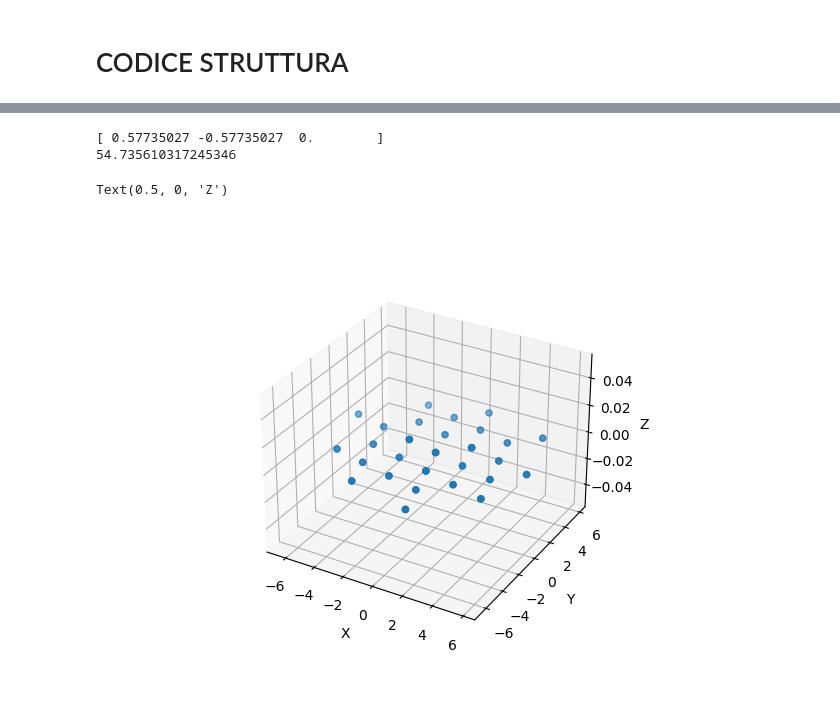
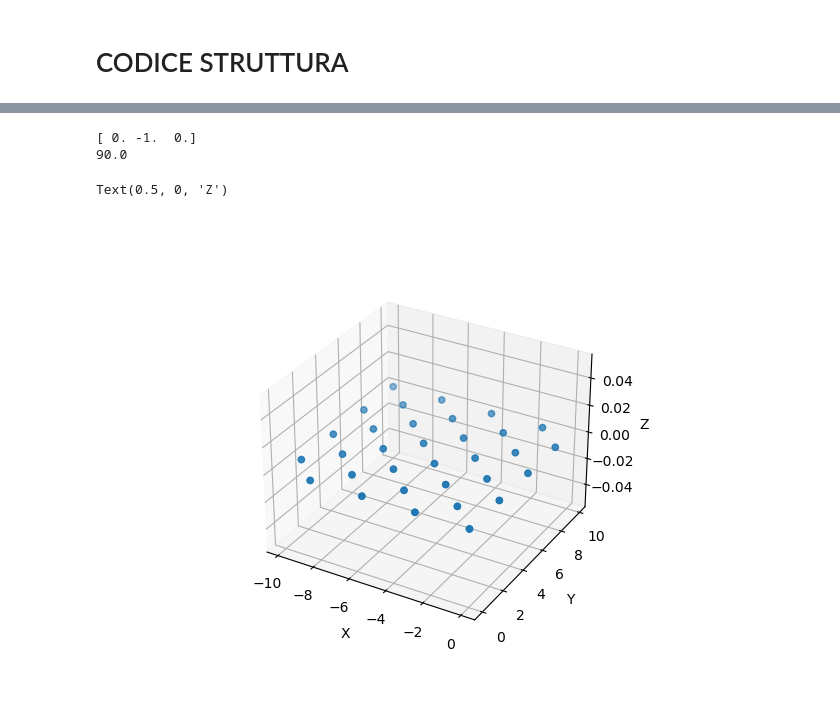
Before and after one commit to Ncanale/Channeling_Potential, a Jupyter notebook: ciftxt_reader.ipynb, the cells around one changed output, grey strips where cells are left out. Saved outputs shown, nothing was run; the diff lists cells and outputs as text; code cells hidden in the pictures.

```diff
--- a/ciftxt_reader.ipynb
+++ b/ciftxt_reader.ipynb
@@ -217,30 +76,21 @@ plt.show()'''
 # %%
-'''posizioni_proiezioni = []
-for vettore_posizione in vettori_posizione:
-    prodotto_scalare = np.dot(vettore_posizione, vettore_normale)
-    posizione_proiezione = prodotto_scalare / lunghezza_normale
-    posizione_proiezione_vettoriale = np.array(vettore_posizione) - (posizione_proiezione * np.array(vettore_normale))
-    posizioni_proiezioni.append(posizione_proiezione_vettoriale)'''
 
-## Select the axis of analysis in the string ##
-asse = "1 1 1"
+asse = r"1 0 0"
 print ("asse ", np.fromstring(asse, dtype=int, sep=" "))
 
 ## Creates the axis vector to project all the points on the plane (normalizing it)##
 norm_vector = np.fromstring(asse, dtype=int, sep=" ")
 norma = np.linalg.norm(norm_vector)
 norm_vector = norm_vector/norma
-#print(norma)
 
-##Project the atom position on the plane##
 vector_projections = []
 for position in positions:
     pr_scalar = np.dot(position, norm_vector) * norm_vector
-    # print(" position", position)
-    # print(" pr_scalar", pr_scalar)
+    #print(" position", position)
+    #print(" pr_scalar", pr_scalar)
     #projection = pr_scalar/norma
     vector_projection = np.array(position) - (pr_scalar) # projection *
     vector_projections.append(vector_projection)
 
-# print(vector_projections)
+#print(vector_projections)
 # %% [output]
@@ -280,11 +115,9 @@ plt.show()
 # %%
-## Vettori di base del piano ##
-## Base vector of the xy,yz,zx planes ##
+# Vettori di base del piano
 x_base = np.array([1, 0, 0])
 y_base = np.array([0, 1, 0])
 z_base = np.array([0, 0, 1])
 
-## Creates a Rotation matrix to place all the projected points onto the xy plane ##
 rotation_axis = np.cross(norm_vector, z_base)
 print(rotation_axis)
 angle = np.arccos(np.dot(norm_vector,z_base)/(np.sqrt(norm_vector[0]**2 + norm_vector[1]**2 + norm_vector[2]**2)*np.sqrt(z_base[0]**2 + z_base[1]**2 + z_base[2]**2)))
@@ -298,73 +131,35 @@ def rotation_matrix(axis, theta):
     axis = axis / np.sqrt(np.dot(axis, axis))
     a = np.cos(theta/2.)
     b, c, d = -axis * np.sin(theta/2)
     aa, bb, cc, dd = a * a, b * b, c * c, d * d
     bc, ad, ac, ab, bd, cd = b * c, a * d, a * c, a * b, b * d, c * d
     return np.array([[aa + bb - cc - dd, 2 * (bc + ad), 2 * (bd - ac)],
                      [2 * (bc - ad), aa + cc - bb - dd, 2 * (cd + ab)],
                      [2 * (bd + ac), 2 * (cd - ab), aa + dd - bb - cc]])
 
 R = rotation_matrix(rotation_axis, angle)
 
-'''# Calcola l'angolo tra il vettore asse e i vettori di base
-angolo_x = np.arccos(abs(norm_vector[0])/np.sqrt(norm_vector[0]**2 + norm_vector[1]**2 + norm_vector[2]**2))
-angolo_y = np.arccos(abs(norm_vector[1])/np.sqrt(norm_vector[0]**2 + norm_vector[1]**2 + norm_vector[2]**2))
-angolo_z = np.arccos(abs(norm_vector[2])/np.sqrt(norm_vector[0]**2 + norm_vector[1]**2 + norm_vector[2]**2))
-
-print(np.degrees(angolo_x), np.degrees(angolo_y), np.degrees(angolo_z))
-c1, s1 = np.cos(angolo_x), np.sin(angolo_x)
-R1 = np.array(((1, 0, 0), (0, c1, -s1), (0, s1, c1)))
-
-c2, s2 = np.cos(angolo_y), np.sin(angolo_y)
-R2 = np.array(((c2, 0, s2), (0, 1, 0), (-s2, 0, c2)))
-
-c3, s3 = np.cos(angolo_z), np.sin(angolo_z)
-R3 = np.array(((c3, -s3, 0), (s3, c3, 0), (0, 0, 1)))
-
-R = np.dot(R1, R2, R3)'''
-
-'''if (norm_vector == np.array([1, 0, 0])).all():
-    asse = "1, 0, 0"
-    theta = np.radians(0)
-    c, s = np.cos(theta), np.sin(theta)
-    R = np.array(((c, -s, 0), (s, c, 0), (0, 0, 1)))
-elif (norm_vector == np.array([1, 1, 0])).all():
-    asse = "1, 1, 0"
-    theta = np.radians(45)
-    c, s = np.cos(theta), np.sin(theta)
-    R = np.array(((c, -s, 0), (s, c, 0), (0, 0, 1)))
-elif (norm_vector == np.array([1, 1, 1])).all():
-    asse = "1, 1, 1"
-    theta1 = np.radians(45)
-    c1, s1 = np.cos(theta1), np.sin(theta1)
-    R1 = np.array(((c, -s, 0), (s, c, 0), (0, 0, 1)))
-
-    theta2 = np.radians(0)
-    c2, s2 = np.cos(theta2), np.sin(theta2)
-    R2 = np.array(((1, 0, 0), (0, c, -s), (0, s, c)))
-
-    R = np.dot(R1, R2)'''
 
 r_ndarray_projs = []
 for p in ndarray_projs:
     r_ndarray_proj = np.dot(R, p)
     #print("rotated",r_ndarray_proj)
     r_ndarray_projs.append(r_ndarray_proj)
 
 for prj in r_ndarray_projs: #to make all np.arrays
     # print (atoms)
     prj[np.abs(prj)< soglia] = 0.0
-## Plots the rotated projected points in xy plane ##
+
 r_ndarray_projs = np.array(r_ndarray_projs)
 fig = plt.figure()
 ax = fig.add_subplot(111, projection='3d')
 ax.scatter(r_ndarray_projs[:,0], r_ndarray_projs[:,1], r_ndarray_projs[:,2])
 ax.set_xlabel('X')
 ax.set_ylabel('Y')
 ax.set_zlabel('Z')
 # %% [output]
-[ 0.57735027 -0.57735027  0.        ]
-54.735610317245346
+[ 0. -1.  0.]
+90.0
 Text(0.5, 0, 'Z')
-[figure, old version]
+[figure, new version]
 # %%
```
Also changed, not shown: parts of 20 cells of this notebook.
